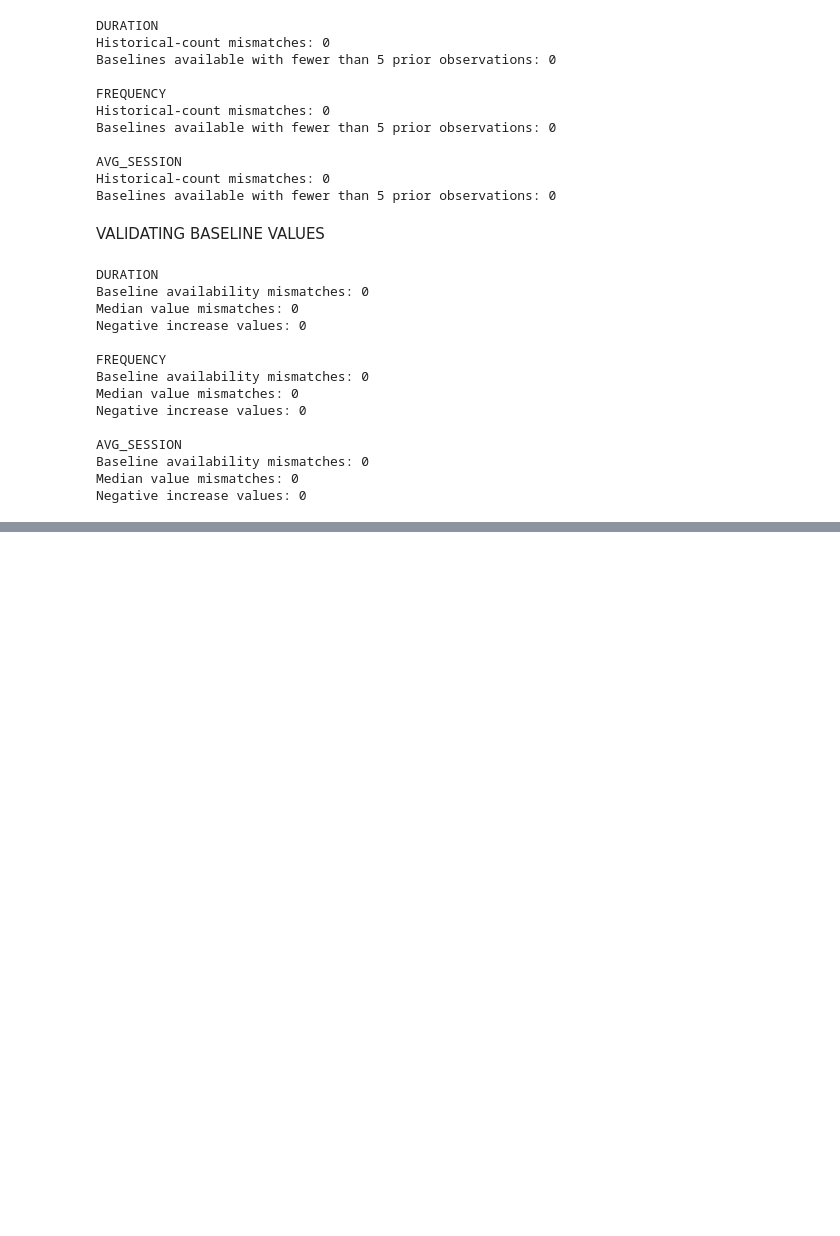
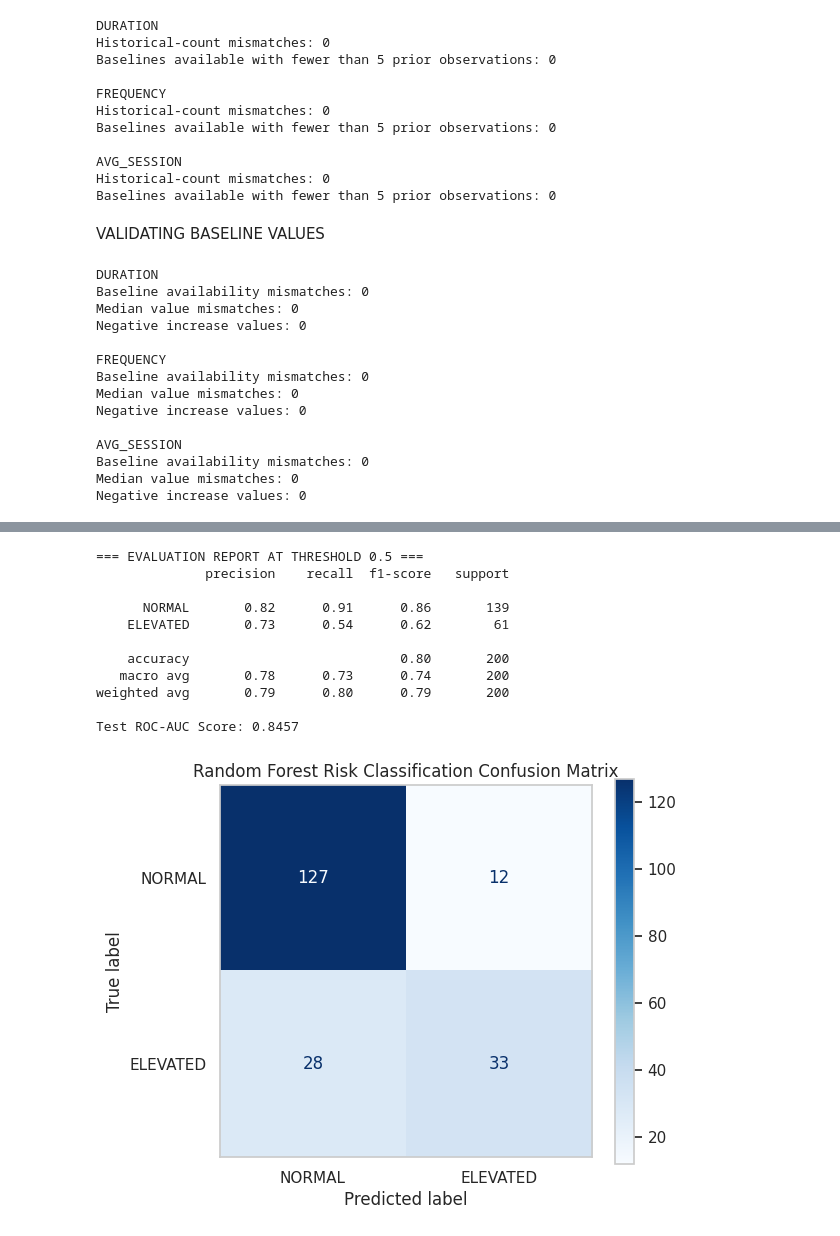
Before and after one commit to AmyMugeni/Simulens, a Jupyter notebook: Cognilens_ML_Pipeline.ipynb, the cells around one changed output, grey strips where cells are left out. Drawn from its saved outputs; the diff is of its cells as text; code cells hidden in the pictures; blank space fills up the shorter version.

```diff
--- a/Cognilens_ML_Pipeline.ipynb
+++ b/Cognilens_ML_Pipeline.ipynb
@@ -1984,0 +2265,20 @@ WINDOW EXCLUSION DIAGNOSTICS
+# %%
+# 4. Threshold tuning on Validation data
+val_probs = rf_pipeline.predict_proba(X_val)[:, 1]
+threshold_results = []
+
+for threshold in np.arange(0.20, 0.81, 0.05):
+    val_preds = (val_probs >= threshold).astype(int)
+    threshold_results.append({
+        'Threshold': round(threshold, 2),
+        'Accuracy': accuracy_score(y_val, val_preds),
+        'Precision': precision_score(y_val, val_preds, zero_division=0),
+        'Recall': recall_score(y_val, val_preds, zero_division=0),
+        'F1 Score': f1_score(y_val, val_preds, zero_division=0)
+    })
+
+threshold_df = pd.DataFrame(threshold_results)
+display(threshold_df.round(3))
+
+best_thresh = threshold_df.loc[threshold_df['F1 Score'].idxmax(), 'Threshold']
+print(f"\nOptimized threshold (highest F1-score on validation set): {best_thresh}")
@@ -1984,0 +2301,29 @@ WINDOW EXCLUSION DIAGNOSTICS
+# %%
+# 5. Final Evaluation on Unseen Test Dataset
+test_probs = rf_pipeline.predict_proba(X_test)[:, 1]
+test_preds = (test_probs >= best_thresh).astype(int)
+
+print(f"=== EVALUATION REPORT AT THRESHOLD {best_thresh} ===")
+print(classification_report(y_test, test_preds, target_names=['NORMAL', 'ELEVATED']))
+print("Test ROC-AUC Score:", round(roc_auc_score(y_test, test_probs), 4))
+
+# Plot confusion matrix
+cm = confusion_matrix(y_test, test_preds)
+fig, ax = plt.subplots(figsize=(6, 5))
+ConfusionMatrixDisplay(confusion_matrix=cm, display_labels=['NORMAL', 'ELEVATED']).plot(cmap='Blues', ax=ax)
+plt.title("Random Forest Risk Classification Confusion Matrix")
+plt.grid(False)
+plt.show()
+# %% [output]
+=== EVALUATION REPORT AT THRESHOLD 0.5 ===
+              precision    recall  f1-score   support
+
+      NORMAL       0.82      0.91      0.86       139
+    ELEVATED       0.73      0.54      0.62        61
+
+    accuracy                           0.80       200
+   macro avg       0.78      0.73      0.74       200
+weighted avg       0.79      0.80      0.79       200
+
+Test ROC-AUC Score: 0.8457
+[figure, added]
```
Also changed, not shown: parts of 100 cells of this notebook.
